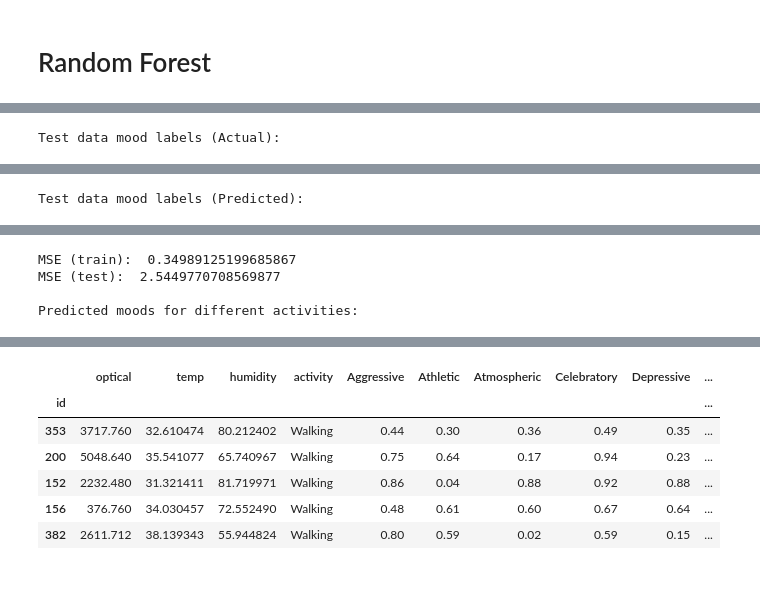
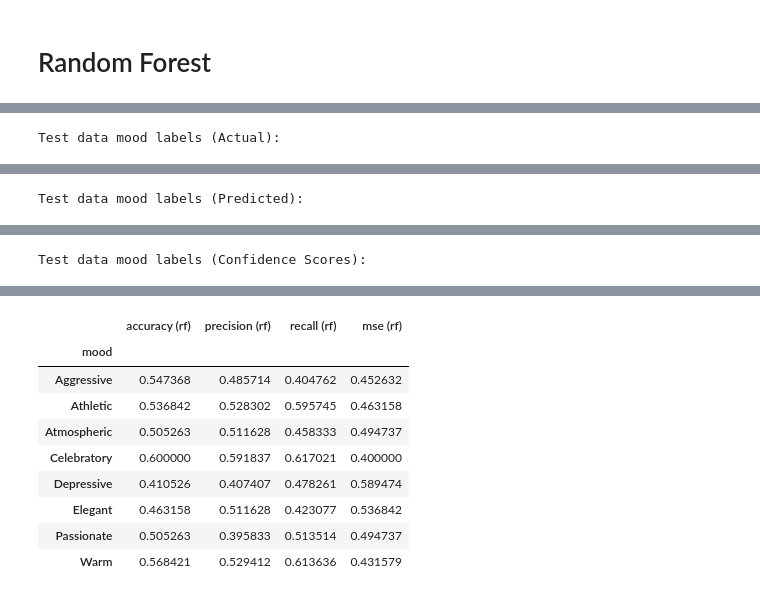
Before and after one commit to ang-zeyu/3237Project, a Jupyter notebook: StatsMethods_song_model.ipynb, the cells around one changed output, grey strips where cells are left out. Drawn from its saved outputs; the diff is of its cells as text; code cells hidden in the pictures.

```diff
--- a/StatsMethods_song_model.ipynb
+++ b/StatsMethods_song_model.ipynb
@@ -69,0 +85,4 @@ print('%d defective rows: ' % len(defective_ids),defective_ids)
+# %%
+motion_model_path = 'savedModel_stackedLSTM'
+model = load_model(motion_model_path)
+model.summary()
@@ -286,33 +420,57 @@ rf.best_params_
 # %%
-# Predict confidence scores for moods from sensor data
+# Predict binary values or confidence scores for moods from sensor data
 # For now, input_data is a Dataframe for convenience
-def rf_predict(rf, input_data):
+# Returns confidence scores if prob=True else binary values
+def rf_predict(rf, input_data, prob=True):
     pred_df = input_data.copy()
     data = input_data.iloc[:,:-8]
     target = input_data.iloc[:,-8:]
-    prob = np.array(rf.predict_proba(data.values))
+    if prob:
+        pred = np.array(rf.predict_proba(data.values))
+    else:
+        pred = np.array(rf.predict(data.values))
     for i in range(len(target.columns)):
         mood = target.columns[i]
-        pred_df[mood] = prob[i,:,1] # predict_proba returns shape (n_features, n_samples, probs)
+        if prob:
+            pred_df[mood] = pred[i,:,1] # predict_proba returns shape (n_features, n_samples, probs)
+        else:
+            pred_df[mood] = pred[:,i] # predict returns shape (n_samples, n_features)
     return pred_df
 # %%
-train_pred_rf_df = rf_predict(rf, train_df)
-test_pred_rf_df = rf_predict(rf, test_df)
+train_pred_rf_df = rf_predict(rf, train_df, prob=False)
+test_pred_rf_df = rf_predict(rf, test_df, prob=False)
+train_prob_rf_df = rf_predict(rf, train_df, prob=True)
+test_prob_rf_df = rf_predict(rf, test_df, prob=True)
 
+# Show predicted values and confidence scores for moods for random samples
 print('Test data mood labels (Actual):')
 test_df_copy = test_df.copy()
-test_df_copy['activity'] = le.inverse_transform(test_df_copy['activity'].values) # convert activity values back to strings
+test_df_copy['activity'] = [activity_cats[k] for k in test_df_copy['activity'].values]
+# test_df_copy['activity'] = le.inverse_transform(test_df_copy['activity'].values) # convert activity values back to strings
 display(test_df_copy.head())
+
 print('Test data mood labels (Predicted):')
-test_pred_rf_df['activity'] = le.inverse_transform(test_pred_rf_df['activity'].values)
+# test_pred_rf_df['activity'] = le.inverse_transform(test_pred_rf_df['activity'].values)
+test_pred_rf_df['activity'] = [activity_cats[k] for k in test_pred_rf_df['activity'].values]
 display(test_pred_rf_df.head())
 
-print('MSE (train): ', evaluate(train_df, train_pred_rf_df))
-print('MSE (test): ', evaluate(test_df, test_pred_rf_df))
+print('Test data mood labels (Confidence Scores):')
+test_prob_rf_df['activity'] = [activity_cats[k] for k in test_prob_rf_df['activity'].values]
+# test_pred_proba_rf_df['activity'] = le.inverse_transform(test_pred_proba_rf_df['activity'].values)
+display(test_prob_rf_df.head())
 
-print('\nPredicted moods for different activities:')
-for activity in le.classes_:
-    display(test_pred_rf_df[test_pred_rf_df['activity']==activity].head())
+# Show evaluation of predictions
+train_eval_rf_df = evaluate(train_df, train_pred_rf_df, train_prob_rf_df, 'rf')
+test_eval_rf_df = evaluate(test_df, test_pred_rf_df, test_prob_rf_df, 'rf')
+display(test_eval_rf_df)
+display(test_eval_rf_df.describe())
+
+# print('MSE (train): ', evaluate(train_df, train_pred_rf_df))
+# print('MSE (test): ', evaluate(test_df, test_pred_rf_df))
+
+# print('\nPredicted moods for different activities:')
+# for activity in le.classes_:
+#     display(test_pred_rf_df[test_pred_rf_df['activity']==activity].head())
 # %% [output]
 Test data mood labels (Actual):
 |  | optical | temp | humidity | activity | Aggressive | Athletic | Atmospheric | Celebratory | Depressive | ... |
@@ -333,6 +491,3 @@ Test data mood labels (Predicted):
-MSE (train):  0.34989125199685867
-MSE (test):  2.5449770708569877
-
-Predicted moods for different activities:
+Test data mood labels (Confidence Scores):
 |  | optical | temp | humidity | activity | Aggressive | Athletic | Atmospheric | Celebratory | Depressive | ... |
 | id |  |  |  |  |  |  |  |  |  | ... |
@@ -344,7 +499,10 @@ Predicted moods for different activities:
-|  | optical | temp | humidity | activity | Aggressive | Athletic | Atmospheric | Celebratory | Depressive | ... |
-| id |  |  |  |  |  |  |  |  |  | ... |
-| 353 | 3717.760 | 32.610474 | 80.212402 | Walking | 0.44 | 0.30 | 0.36 | 0.49 | 0.35 | ... |
-| 200 | 5048.640 | 35.541077 | 65.740967 | Walking | 0.75 | 0.64 | 0.17 | 0.94 | 0.23 | ... |
-| 152 | 2232.480 | 31.321411 | 81.719971 | Walking | 0.86 | 0.04 | 0.88 | 0.92 | 0.88 | ... |
-| 156 | 376.760 | 34.030457 | 72.552490 | Walking | 0.48 | 0.61 | 0.60 | 0.67 | 0.64 | ... |
-| 382 | 2611.712 | 38.139343 | 55.944824 | Walking | 0.80 | 0.59 | 0.02 | 0.59 | 0.15 | ... |
+|  | accuracy (rf) | precision (rf) | recall (rf) | mse (rf) |
+| mood |  |  |  |  |
+| Aggressive | 0.547368 | 0.485714 | 0.404762 | 0.452632 |
+| Athletic | 0.536842 | 0.528302 | 0.595745 | 0.463158 |
+| Atmospheric | 0.505263 | 0.511628 | 0.458333 | 0.494737 |
+| Celebratory | 0.600000 | 0.591837 | 0.617021 | 0.400000 |
+| Depressive | 0.410526 | 0.407407 | 0.478261 | 0.589474 |
+| Elegant | 0.463158 | 0.511628 | 0.423077 | 0.536842 |
+| Passionate | 0.505263 | 0.395833 | 0.513514 | 0.494737 |
+| Warm | 0.568421 | 0.529412 | 0.613636 | 0.431579 |
```
Also changed, not shown: parts of 19 cells of this notebook.
